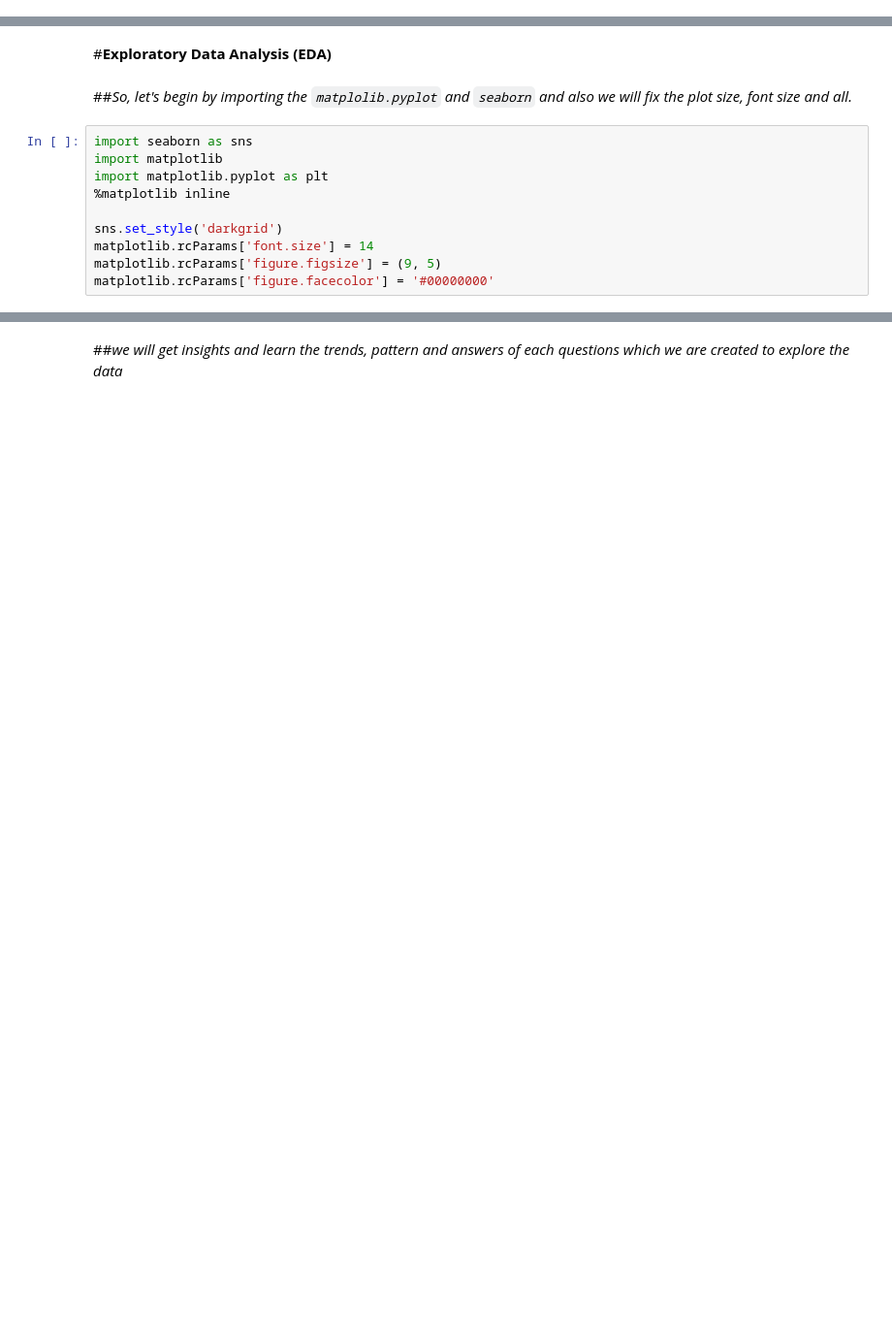
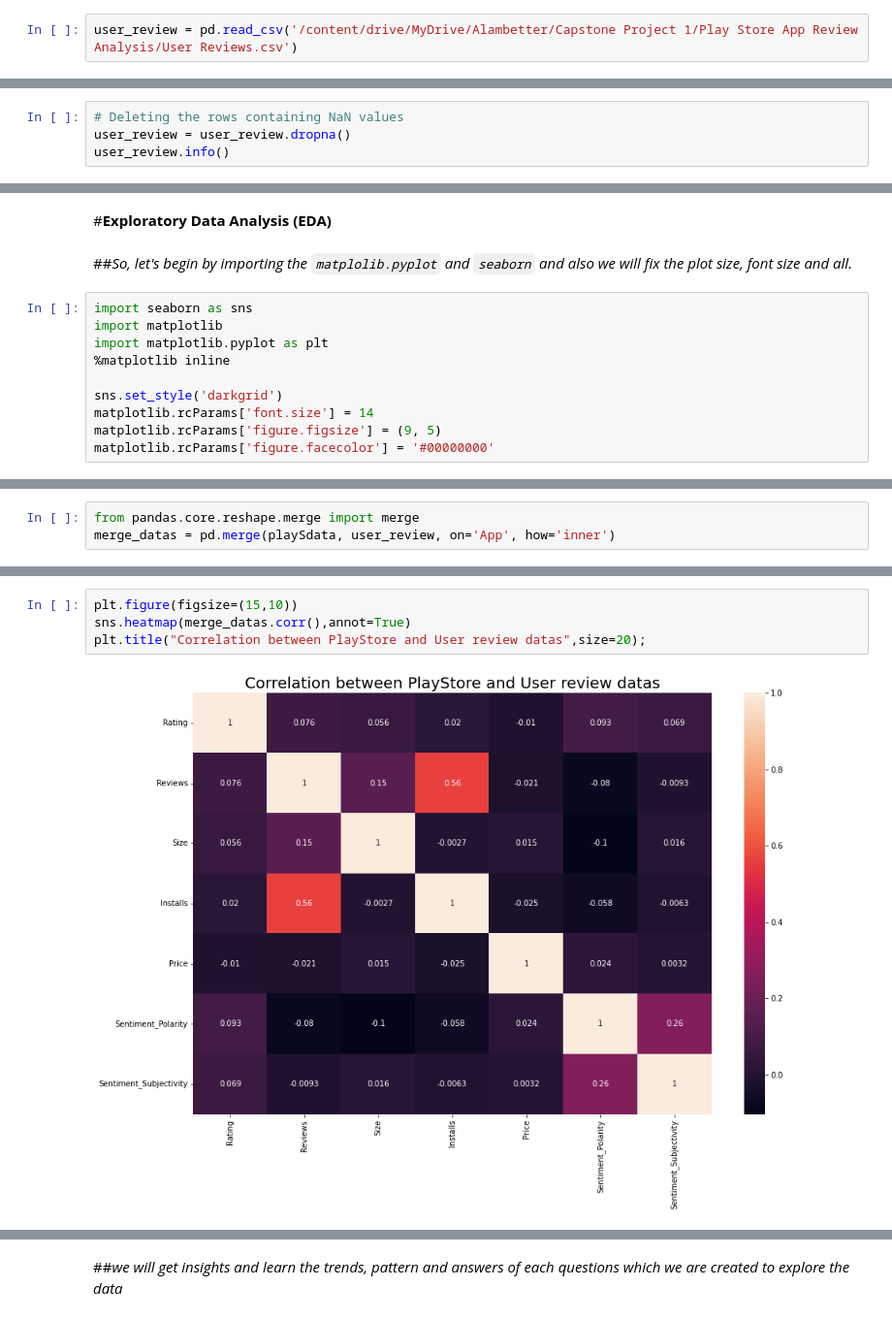
Before and after one commit to tushar2411/Almabetter-Data-Science, a Jupyter notebook: myPlay_Store_App_Review_Analysis_Capstone_Project.ipynb, the cells around one changed output, grey strips where cells are left out. Shown: that part at 97% size. Saved outputs shown, nothing was run; the diff lists cells and outputs as text; blank space fills up the shorter version.

```diff
--- a/myPlay_Store_App_Review_Analysis_Capstone_Project.ipynb
+++ b/myPlay_Store_App_Review_Analysis_Capstone_Project.ipynb
@@ -496,0 +472,2 @@ playSdata.shape
+# %%
+user_review = pd.read_csv('/content/drive/MyDrive/Alambetter/Capstone Project 1/Play Store App Review Analysis/User Reviews.csv')
@@ -496,0 +584,4 @@ playSdata.shape
+# %%
+# Deleting the rows containing NaN values
+user_review = user_review.dropna()
+user_review.info()
@@ -510,0 +656,3 @@ matplotlib.rcParams['figure.facecolor'] = '#00000000'
+# %%
+from pandas.core.reshape.merge import merge
+merge_datas = pd.merge(playSdata, user_review, on='App', how='inner')
@@ -510,0 +699,6 @@ matplotlib.rcParams['figure.facecolor'] = '#00000000'
+# %%
+plt.figure(figsize=(15,10))
+sns.heatmap(merge_datas.corr(),annot=True)
+plt.title("Correlation between PlayStore and User review datas",size=20);
+# %% [output]
+[figure, added]
```
Also changed, not shown: parts of 83 cells of this notebook.
